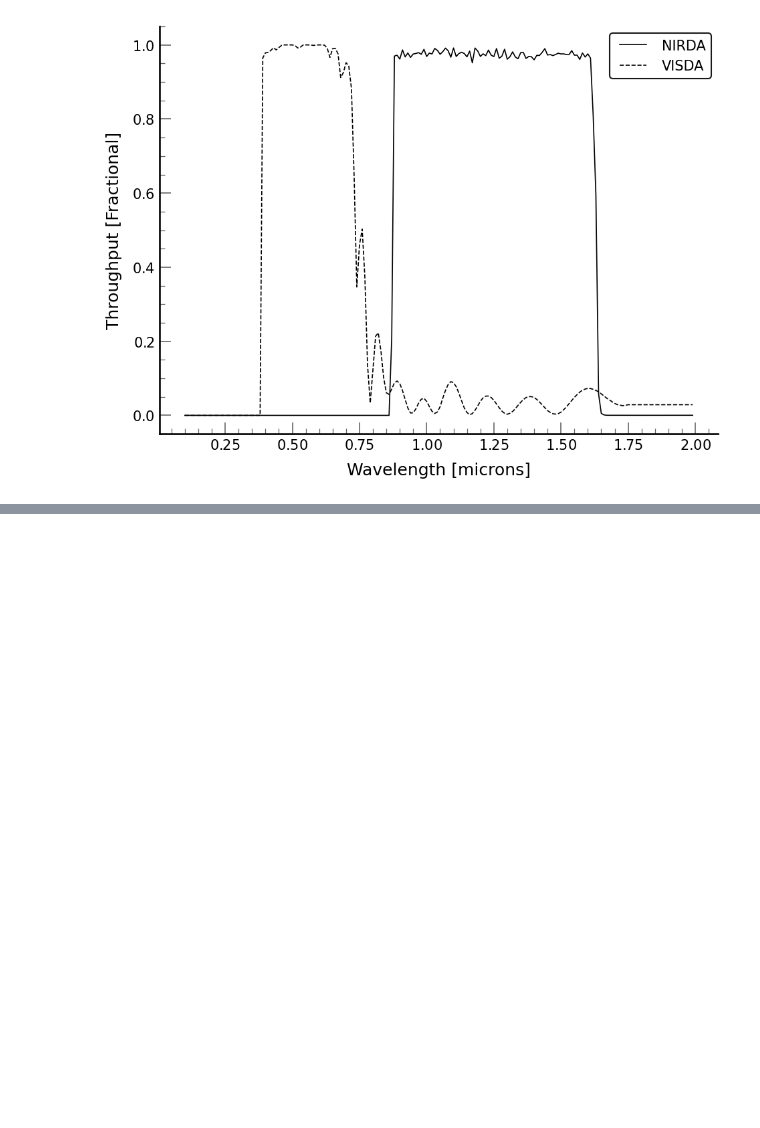
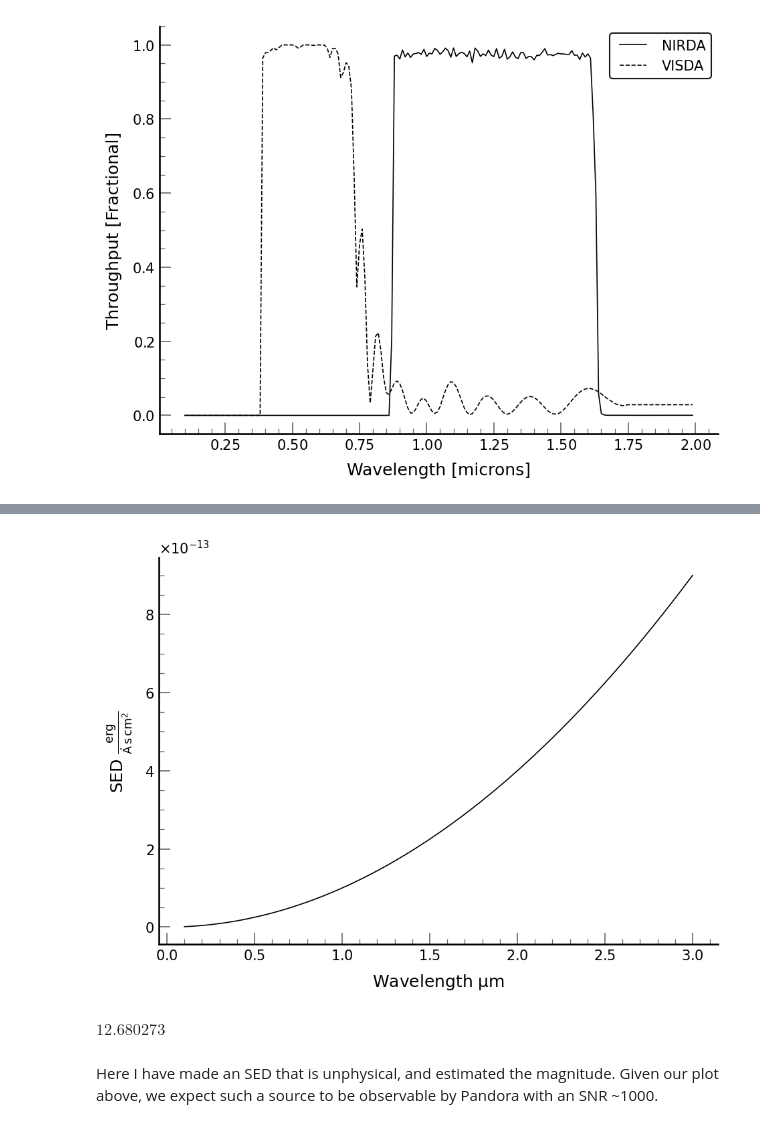
Before and after one commit to PandoraMission/pandora-sat, a Jupyter notebook: docs/intro-to-pandorasat.ipynb, the cells around one changed output, grey strips where cells are left out. Drawn from its saved outputs; the diff is of its cells as text; code cells hidden in the pictures; blank space fills up the shorter version.

```diff
--- a/docs/intro-to-pandorasat.ipynb
+++ b/docs/intro-to-pandorasat.ipynb
@@ -84,0 +233,15 @@ $16.442782 \; \mathrm{}$
+# %%
+wav = np.linspace(0.1, 3, 10000) *u.micron
+sed = 1e-13 * wav.value**2 * (u.erg / u.AA / u.s / u.cm**2)
+fig, ax = plt.subplots()
+ax.plot(wav, sed)
+ax.set(xlabel=f"Wavelength {wav.unit.to_string('latex')}", ylabel=f"SED {sed.unit.to_string('latex')}");
+# %% [output]
+[figure, added]
+# %%
+flux = np.trapz(sed * visda.sensitivity(wav), wav).to(u.electron/u.second)
+visda.flux_to_mag(flux)
+# %% [output]
+$12.680273 \; \mathrm{}$
+# %% [markdown]
+Here I have made an SED that is unphysical, and estimated the magnitude. Given our plot above, we expect such a source to be observable by Pandora with an SNR ~1000.
```
Also changed, not shown: parts of 48 cells of this notebook, 4 other files.
